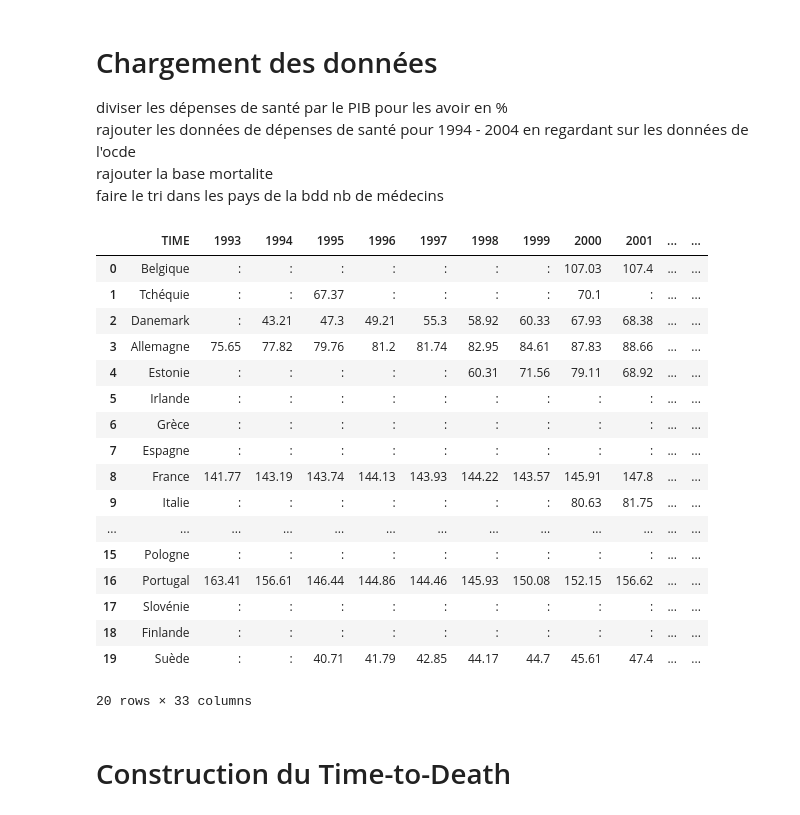
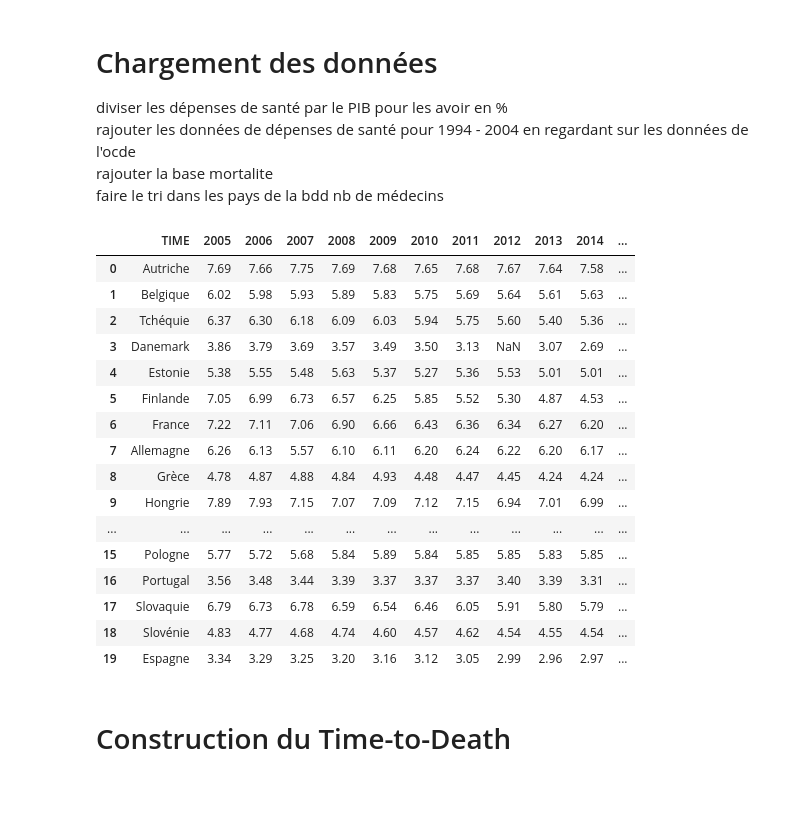
Before and after one commit to celineferbach/PESSD, a Jupyter notebook: main.ipynb, the cells around one changed output. Cells and saved outputs as stored; diff of their text form; code cells hidden in the pictures.

```diff
--- a/main.ipynb
+++ b/main.ipynb
@@ -61,28 +61,28 @@ pop_tot = pd.read_excel(os.path.join("data", "Pop_tot_fr.xlsx"))
 pop65 = pd.read_excel(os.path.join("data", "Pop+65ans_fr.xlsx"))
 part_pop65 = pd.read_excel(os.path.join("data", "part_pop_plus_65_fr.xlsx"))
 pop_par_age = pd.read_excel(os.path.join("data", "Population_par_age_tranches5ans_fr.xlsx"))
-offre_medicale = pd.read_excel(os.path.join("data", "Offre-medicale_Practiciens.xlsx"))
+active_physicians = pd.read_excel(os.path.join("data", "active_physicians.xlsx"))
+hospital_beds = pd.read_excel(os.path.join("data", "hospital_beds.xlsx"))
 # %%
-offre_medicale
+hospital_beds
 # %% [output]
-|  | TIME | 1993 | 1994 | 1995 | 1996 | 1997 | 1998 | 1999 | 2000 | 2001 | ... | ... |
-| 0 | Belgique | : | : | : | : | : | : | : | 107.03 | 107.4 | ... | ... |
-| 1 | Tchéquie | : | : | 67.37 | : | : | : | : | 70.1 | : | ... | ... |
-| 2 | Danemark | : | 43.21 | 47.3 | 49.21 | 55.3 | 58.92 | 60.33 | 67.93 | 68.38 | ... | ... |
-| 3 | Allemagne | 75.65 | 77.82 | 79.76 | 81.2 | 81.74 | 82.95 | 84.61 | 87.83 | 88.66 | ... | ... |
-| 4 | Estonie | : | : | : | : | : | 60.31 | 71.56 | 79.11 | 68.92 | ... | ... |
-| 5 | Irlande | : | : | : | : | : | : | : | : | : | ... | ... |
-| 6 | Grèce | : | : | : | : | : | : | : | : | : | ... | ... |
-| 7 | Espagne | : | : | : | : | : | : | : | : | : | ... | ... |
-| 8 | France | 141.77 | 143.19 | 143.74 | 144.13 | 143.93 | 144.22 | 143.57 | 145.91 | 147.8 | ... | ... |
-| 9 | Italie | : | : | : | : | : | : | : | 80.63 | 81.75 | ... | ... |
+|  | TIME | 2005 | 2006 | 2007 | 2008 | 2009 | 2010 | 2011 | 2012 | 2013 | 2014 | ... |
+| 0 | Autriche | 7.69 | 7.66 | 7.75 | 7.69 | 7.68 | 7.65 | 7.68 | 7.67 | 7.64 | 7.58 | ... |
+| 1 | Belgique | 6.02 | 5.98 | 5.93 | 5.89 | 5.83 | 5.75 | 5.69 | 5.64 | 5.61 | 5.63 | ... |
+| 2 | Tchéquie | 6.37 | 6.30 | 6.18 | 6.09 | 6.03 | 5.94 | 5.75 | 5.60 | 5.40 | 5.36 | ... |
+| 3 | Danemark | 3.86 | 3.79 | 3.69 | 3.57 | 3.49 | 3.50 | 3.13 | NaN | 3.07 | 2.69 | ... |
+| 4 | Estonie | 5.38 | 5.55 | 5.48 | 5.63 | 5.37 | 5.27 | 5.36 | 5.53 | 5.01 | 5.01 | ... |
+| 5 | Finlande | 7.05 | 6.99 | 6.73 | 6.57 | 6.25 | 5.85 | 5.52 | 5.30 | 4.87 | 4.53 | ... |
+| 6 | France | 7.22 | 7.11 | 7.06 | 6.90 | 6.66 | 6.43 | 6.36 | 6.34 | 6.27 | 6.20 | ... |
+| 7 | Allemagne | 6.26 | 6.13 | 5.57 | 6.10 | 6.11 | 6.20 | 6.24 | 6.22 | 6.20 | 6.17 | ... |
+| 8 | Grèce | 4.78 | 4.87 | 4.88 | 4.84 | 4.93 | 4.48 | 4.47 | 4.45 | 4.24 | 4.24 | ... |
+| 9 | Hongrie | 7.89 | 7.93 | 7.15 | 7.07 | 7.09 | 7.12 | 7.15 | 6.94 | 7.01 | 6.99 | ... |
 | ... | ... | ... | ... | ... | ... | ... | ... | ... | ... | ... | ... | ... |
-| 15 | Pologne | : | : | : | : | : | : | : | : | : | ... | ... |
-| 16 | Portugal | 163.41 | 156.61 | 146.44 | 144.86 | 144.46 | 145.93 | 150.08 | 152.15 | 156.62 | ... | ... |
-| 17 | Slovénie | : | : | : | : | : | : | : | : | : | ... | ... |
-| 18 | Finlande | : | : | : | : | : | : | : | : | : | ... | ... |
-| 19 | Suède | : | : | 40.71 | 41.79 | 42.85 | 44.17 | 44.7 | 45.61 | 47.4 | ... | ... |
+| 15 | Pologne | 5.77 | 5.72 | 5.68 | 5.84 | 5.89 | 5.84 | 5.85 | 5.85 | 5.83 | 5.85 | ... |
+| 16 | Portugal | 3.56 | 3.48 | 3.44 | 3.39 | 3.37 | 3.37 | 3.37 | 3.40 | 3.39 | 3.31 | ... |
+| 17 | Slovaquie | 6.79 | 6.73 | 6.78 | 6.59 | 6.54 | 6.46 | 6.05 | 5.91 | 5.80 | 5.79 | ... |
+| 18 | Slovénie | 4.83 | 4.77 | 4.68 | 4.74 | 4.60 | 4.57 | 4.62 | 4.54 | 4.55 | 4.54 | ... |
+| 19 | Espagne | 3.34 | 3.29 | 3.25 | 3.20 | 3.16 | 3.12 | 3.05 | 2.99 | 2.96 | 2.97 | ... |
-20 rows × 33 columns
 # %% [markdown]
 # Construction du Time-to-Death
 # %%
```
Also changed, not shown: parts of 6 cells of this notebook, 5 other files.
